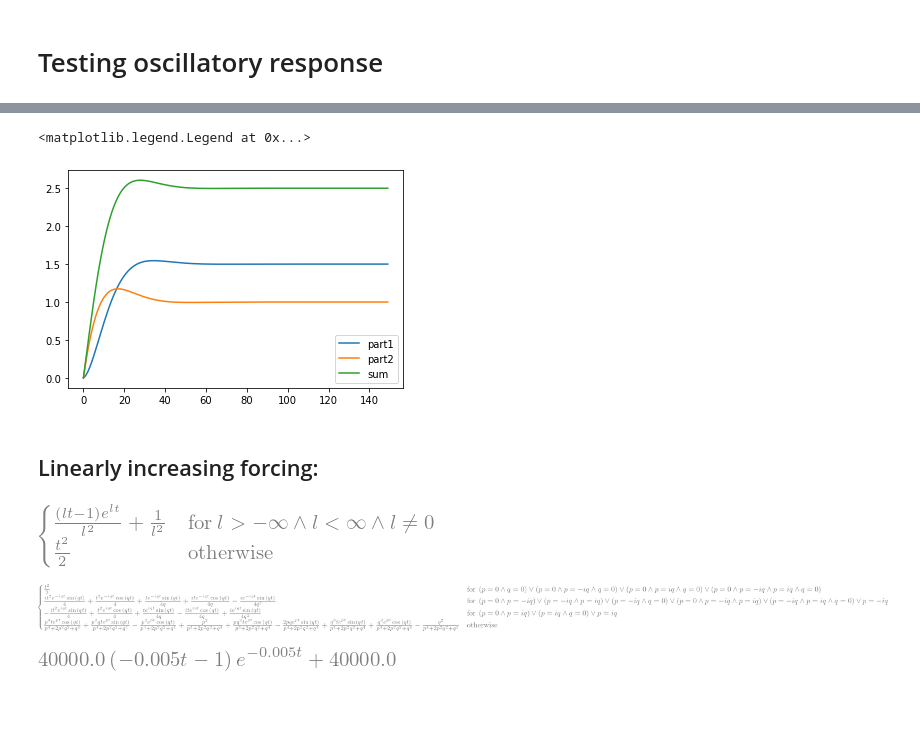
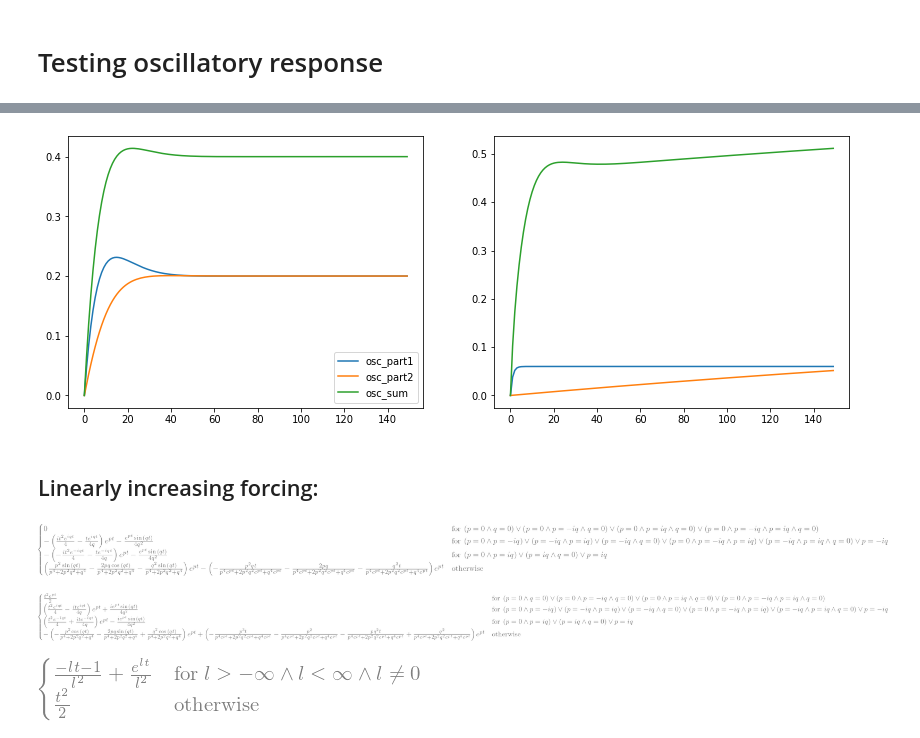
Before and after one commit to Hegebf/CMIP6-forcing, a Jupyter notebook: notebooks/Oscillations.ipynb, the cells around one changed output, grey strips where cells are left out. Drawn from its saved outputs; the diff is of its cells as text; code cells hidden in the pictures; blank space fills up the shorter version.

```diff
--- a/notebooks/Oscillations.ipynb
+++ b/notebooks/Oscillations.ipynb
@@ -8,9 +12,21 @@ import os
 # %%
-def R(t, S1, S2, S3, l1, p, q):
-    return S1*(1-np.exp(l1*t)) + S2*(1-np.exp(p*t)*(np.cos(q*t)+np.sin(q*t))) + S3*(1-np.exp(p*t)*(np.cos(q*t)-np.sin(q*t)))
-def oscpart1(t, S2, p, q):
-    return S2*(1-np.exp(p*t)*(np.cos(q*t)+np.sin(q*t)))
-def oscpart2(t, S3, p, q):
-    return S3*(1-np.exp(p*t)*(np.cos(q*t)-np.sin(q*t)))
-def osc_sum(t, S2, S3, p, q):
-    return S2*(1-np.exp(p*t)*(np.cos(q*t)+np.sin(q*t)))+S3*(1-np.exp(p*t)*(np.cos(q*t)-np.sin(q*t)))
+def exp_part1(t, S1, tau1):
+    return S1*(1 - np.exp(-t/tau1))
+def exp_part2(t, S2, tau2):
+    return S2*(1 - np.exp(-t/tau2))
+def osc_part1(t, Sosc1, taup, Tq):
+    p = -1/taup; q = 2*np.pi/Tq
+    osc_part1 = Sosc1*(1 - np.exp(-t/taup)*(np.cos(q*t) + p/q*np.sin(q*t)))
+    return osc_part1
+def osc_part2(t, Sosc2, taup, Tq):
+    p = -1/taup; q = 2*np.pi/Tq
+    osc_part2 = Sosc2*(1 - np.exp(-t/taup)*(np.cos(q*t) - q/p*np.sin(q*t)))
+    return osc_part2
+def osc_parts(t, Sosc1, Sosc2, taup, Tq):
+    p = -1/taup; q = 2*np.pi/Tq
+    osc_part1 = Sosc1*(1 - np.exp(-t/taup)*(np.cos(q*t) + p/q*np.sin(q*t)))
+    osc_part2 = Sosc2*(1 - np.exp(-t/taup)*(np.cos(q*t) - q/p*np.sin(q*t)))
+    return osc_part1 + osc_part2
+
+def oscillatory_model(t, S1, S2, Sosc1, Sosc2, tau1, tau2, taup, Tq):
+    return exp_part1(t, S1, tau1) + exp_part2(t, S2, tau2) + osc_parts(t, Sosc1, Sosc2, taup, Tq)
@@ -22,10 +33,20 @@ plt.plot(R(np.arange(0,150,1), S1 = 1, S2=1.5, S3=1, l1 = -1/200, p=-1/10, q=2*n
-# %%
-plt.plot(oscpart1(np.arange(0,150,1), S2=1.5, p=-1/10, q=2*np.pi/70), label = 'part1')
-plt.plot(oscpart2(np.arange(0,150,1), S3=1, p=-1/10, q=2*np.pi/70), label = 'part2')
-plt.plot(osc_sum(np.arange(0,150,1), S2=1.5, S3=1, p=-1/10, q=2*np.pi/70), label = 'sum')
-plt.legend()
-# %% [output]
-<matplotlib.legend.Legend at 0x...>
-[figure, removed]
+# %%
+S1 = 0.06; S2=0.2; Sosc1=0.2; Sosc2 = 0.2
+tau1 = 1; tau2 = 500;
+taup = 8; Tq = 100
+
+time = np.arange(0,150,1)
+
+fig, ax = plt.subplots(ncols = 2, figsize = [14,5])
+ax[0].plot(osc_part1(time, Sosc1, taup, Tq), label = 'osc_part1')
+ax[0].plot(osc_part2(time, Sosc2, taup, Tq), label = 'osc_part2')
+ax[0].plot(osc_parts(time, Sosc1, Sosc2, taup, Tq), label = 'osc_sum')
+ax[0].legend()
+
+ax[1].plot(exp_part1(time, S1, tau1))
+ax[1].plot(exp_part2(time, S2, tau2))
+ax[1].plot(oscillatory_model(time, S1, S2, Sosc1, Sosc2, tau1, tau2, taup, Tq));
+# %% [output]
+[figure, added]
 # %% [markdown]
 ## Linearly increasing forcing:
@@ -40,8 +52,0 @@ integral3 = integrate(exp(p*s)*s*cos(q*s), (s, 0, t))
-# %%
-integral1
-# %% [output]
-[figure, removed]
-# %%
-integral3
-# %% [output]
-[figure, removed]
@@ -48 +57,13 @@ integral3
+# %%
+integral_osc1
+# %% [output]
+[figure, added]
+# %%
+integral_osc2
+# %% [output]
+[figure, added]
+# %%
+integral_exp
+# %% [output]
+[figure, added]
 # %%
@@ -52,4 +73,0 @@ int_t3 = integral3.subs([(p,-1/10), (q,2*np.pi/70)])
-# %%
-int_t1
-# %% [output]
-[figure, removed]
```
Also changed, not shown: parts of 26 cells of this notebook, 26 other files.
